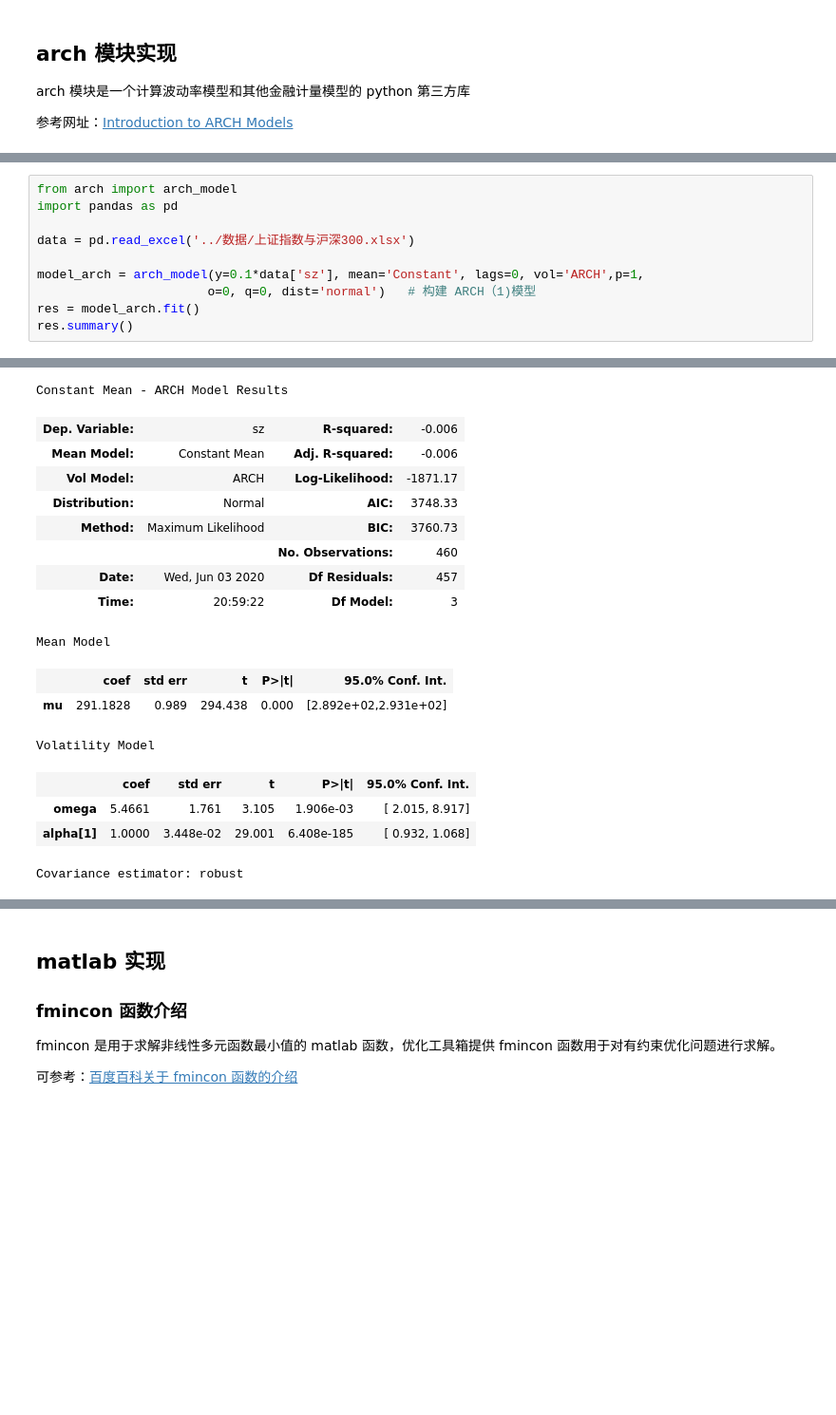
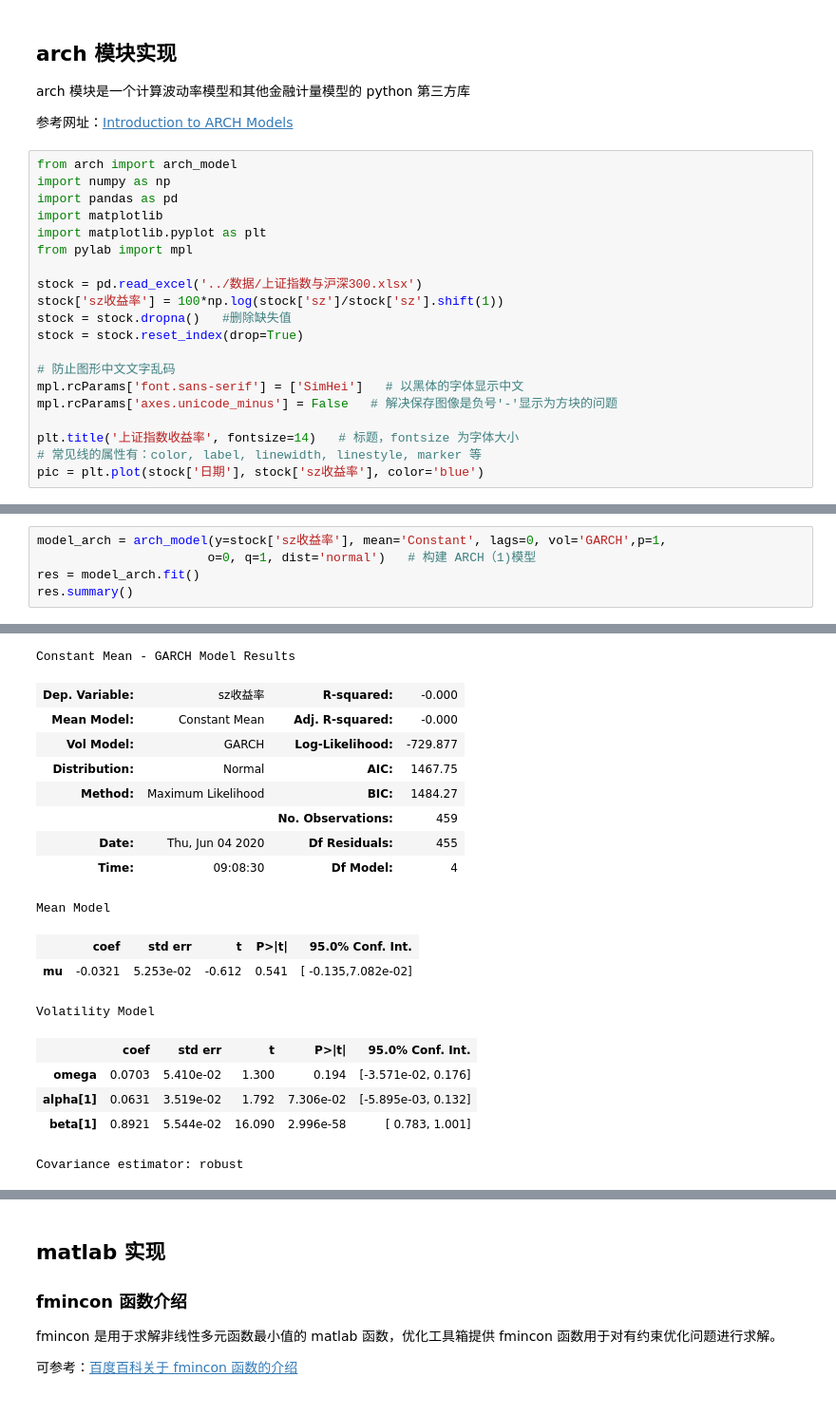
Before and after one commit to lei940324/econometrics, a Jupyter notebook: 金融时间序列/ARCH模型.ipynb, the cells around one changed output, grey strips where cells are left out. Shown at 95% size. Saved outputs shown, nothing was run; the diff lists cells and outputs as text; blank space fills up the shorter version.

```diff
--- a/金融时间序列/ARCH模型.ipynb
+++ b/金融时间序列/ARCH模型.ipynb
@@ -50,3 +50,23 @@ $$\ln L=-\frac{T-1}{2} \ln 2 \pi-\frac{1}{2} \sum_{t=2}^{T} \ln \left(\alpha_{0}
 arch 模块是一个计算波动率模型和其他金融计量模型的 python 第三方库
 
 参考网址：[Introduction to ARCH Models](https://arch.readthedocs.io/en/latest/univariate/introduction.html#arch.univariate.arch_model)
+# %%
+from arch import arch_model
+import numpy as np
+import pandas as pd
+import matplotlib
+import matplotlib.pyplot as plt
+from pylab import mpl
+
+stock = pd.read_excel('../数据/上证指数与沪深300.xlsx')
+stock['sz收益率'] = 100*np.log(stock['sz']/stock['sz'].shift(1))
+stock = stock.dropna()   #删除缺失值
+stock = stock.reset_index(drop=True)
+
+# 防止图形中文文字乱码
+mpl.rcParams['font.sans-serif'] = ['SimHei']   # 以黑体的字体显示中文
+mpl.rcParams['axes.unicode_minus'] = False   # 解决保存图像是负号'-'显示为方块的问题
+
+plt.title('上证指数收益率', fontsize=14)   # 标题，fontsize 为字体大小
+# 常见线的属性有：color, label, linewidth, linestyle, marker 等
+pic = plt.plot(stock['日期'], stock['sz收益率'], color='blue')
@@ -53,11 +75,6 @@ arch 模块是一个计算波动率模型和其他金融计量模型的 python
 # %%
-from arch import arch_model
-import pandas as pd
-
-data = pd.read_excel('../数据/上证指数与沪深300.xlsx')
-
-model_arch = arch_model(y=0.1*data['sz'], mean='Constant', lags=0, vol='ARCH',p=1,
-                       o=0, q=0, dist='normal')   # 构建 ARCH（1)模型
+model_arch = arch_model(y=stock['sz收益率'], mean='Constant', lags=0, vol='GARCH',p=1,
+                       o=0, q=1, dist='normal')   # 构建 ARCH（1)模型
 res = model_arch.fit()
 res.summary()
 # %% [output]
@@ -81,17 +96,18 @@ Iteration:     12,   Func. Count:     68,   Neg. LLF: 1876.9509411902761
-Constant Mean - ARCH Model Results
+Constant Mean - GARCH Model Results
-| Dep. Variable: | sz | R-squared: | -0.006 |
-| Mean Model: | Constant Mean | Adj. R-squared: | -0.006 |
-| Vol Model: | ARCH | Log-Likelihood: | -1871.17 |
-| Distribution: | Normal | AIC: | 3748.33 |
-| Method: | Maximum Likelihood | BIC: | 3760.73 |
-|  |  | No. Observations: | 460 |
-| Date: | Wed, Jun 03 2020 | Df Residuals: | 457 |
-| Time: | 20:59:22 | Df Model: | 3 |
+| Dep. Variable: | sz收益率 | R-squared: | -0.000 |
+| Mean Model: | Constant Mean | Adj. R-squared: | -0.000 |
+| Vol Model: | GARCH | Log-Likelihood: | -729.877 |
+| Distribution: | Normal | AIC: | 1467.75 |
+| Method: | Maximum Likelihood | BIC: | 1484.27 |
+|  |  | No. Observations: | 459 |
+| Date: | Thu, Jun 04 2020 | Df Residuals: | 455 |
+| Time: | 09:08:30 | Df Model: | 4 |
 Mean Model
 |  | coef | std err | t | P>|t| | 95.0% Conf. Int. |
-| mu | 291.1828 | 0.989 | 294.438 | 0.000 | [2.892e+02,2.931e+02] |
+| mu | -0.0321 | 5.253e-02 | -0.612 | 0.541 | [ -0.135,7.082e-02] |
 Volatility Model
 |  | coef | std err | t | P>|t| | 95.0% Conf. Int. |
-| omega | 5.4661 | 1.761 | 3.105 | 1.906e-03 | [ 2.015, 8.917] |
-| alpha[1] | 1.0000 | 3.448e-02 | 29.001 | 6.408e-185 | [ 0.932, 1.068] |
+| omega | 0.0703 | 5.410e-02 | 1.300 | 0.194 | [-3.571e-02, 0.176] |
+| alpha[1] | 0.0631 | 3.519e-02 | 1.792 | 7.306e-02 | [-5.895e-03, 0.132] |
+| beta[1] | 0.8921 | 5.544e-02 | 16.090 | 2.996e-58 | [ 0.783, 1.001] |
 Covariance estimator: robust
```
Also changed, not shown: parts of 4 cells of this notebook, 14 other files.
